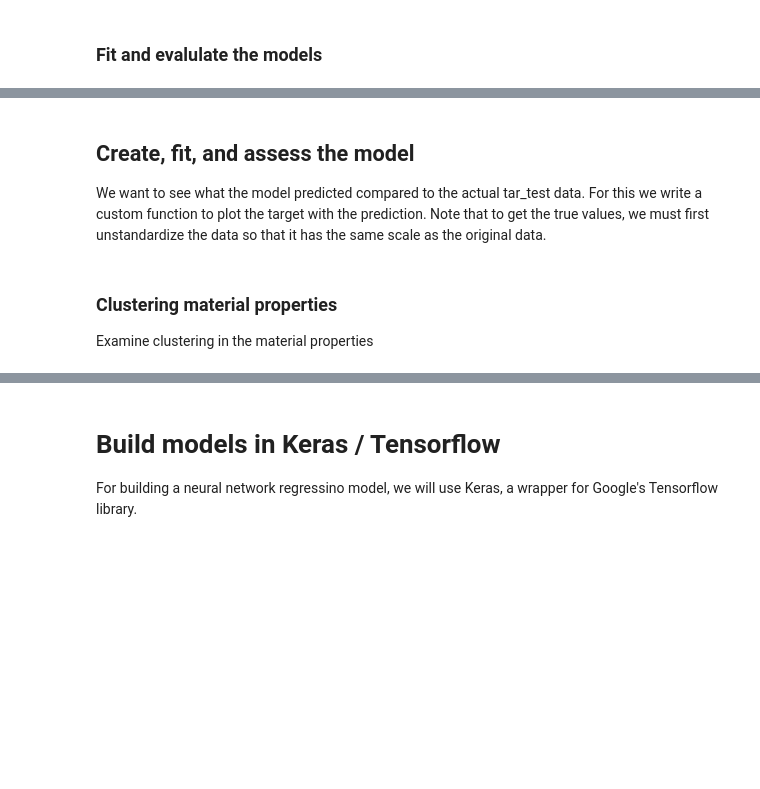
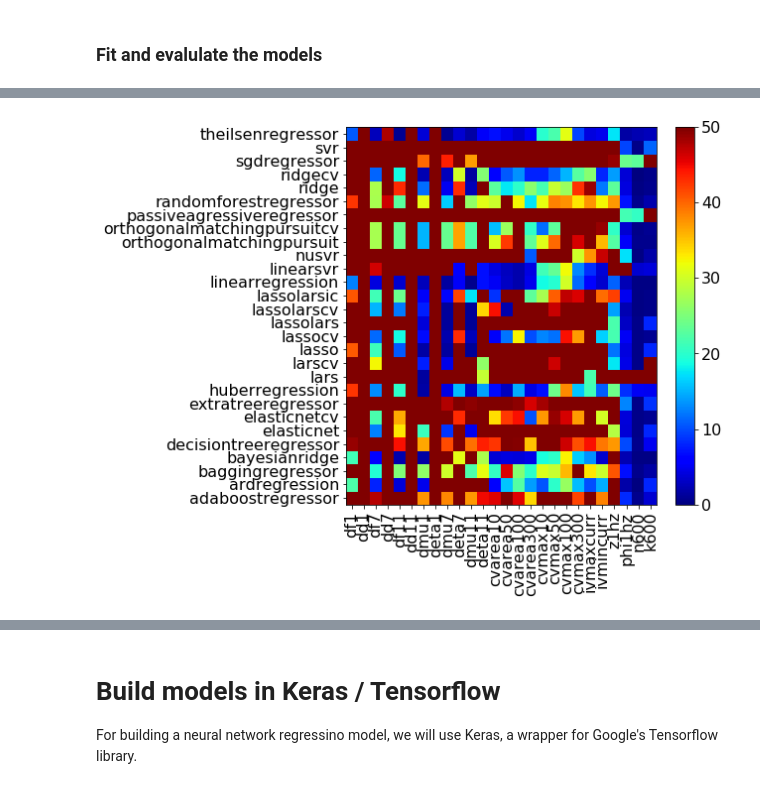
Before and after one commit to ericmuckley/code, a Jupyter notebook: pedotpss_multimode_part_II.ipynb, the cells around one changed output, grey strips where cells are left out. Saved outputs shown, nothing was run; the diff lists cells and outputs as text; code cells hidden in the pictures; blank space fills up the shorter version.

```diff
--- a/pedotpss_multimode_part_II.ipynb
+++ b/pedotpss_multimode_part_II.ipynb
@@ -337,0 +382,21 @@ modeldict = {
+# %%
+# print all the features we have in our dataset
+print('%s total features:' %str(len(list(dic['scalars']))))
+print(str(list(dic['scalars'])))
+
+# create dictionary of all features organized by measurement type
+feature_dict = {
+    'qcm': ['df1', 'dd1', 'df7', 'dd7', 'df11', 'dd11', 'dmu1',
+            'deta1', 'dmu7', 'deta7', 'dmu11', 'deta11'],
+    'dc': ['cvarea10', 'cvarea50', 'cvarea100', 'cvarea300', 'cvmax10',
+               'cvmax50', 'cvmax100', 'cvmax300', 'ivmaxcurr', 'ivmincurr'],
+    'ac': ['z1hz', 'phi1hz'],
+    'optical': ['n600', 'k600']}
+
+for key in feature_dict:
+    print('%i %s features: , %s' %(
+        len(feature_dict[key]), key.upper(), str(feature_dict[key])))
+
+for model_i, model in enumerate(modeldict):
+    print('\nModel # %i: ' %(model_i+1))
+    print(modeldict[model])
@@ -422,7 +513,0 @@ plt.plot(df['dd1'])
-# %% [markdown]
-## Create, fit, and assess the model
-
-We want to see what the model predicted compared to the actual tar_test data.
-For this we write a custom function to plot the target with the prediction.
-Note that to get the true values, we must first unstandardize the data so that
-it has the same scale as the original data.
@@ -444,4 +513,0 @@ plot_prediction(ds, reg, prediction, target_feature, 'rh')
-# %% [markdown]
-### Clustering material properties
-
-Examine clustering in the material properties
@@ -567,0 +514,18 @@ partial_correlations
+# %%
+def df_to_heatmap(df):
+    '''
+    Plot a heatmap from 2D data in a Pandas DataFrame. The y-axis labels
+    should be index names, and x-axis labels should be column names.
+    '''
+    plt.pcolor(scoredf, cmap='jet', vmin=0, vmax=50)
+    plt.yticks(np.arange(0.5, len(scoredf.index), 1), df.index)
+    plt.xticks(np.arange(0.5, len(scoredf.columns), 1),
+               df.columns, rotation='vertical')
+    fig = plt.gcf()
+    fig.set_size_inches(7, 7)
+    plt.colorbar()
+    plt.show()
+
+df_to_heatmap(scoredf)
+# %% [output]
+[figure, added]
```
Also changed, not shown: parts of 16 cells of this notebook.
